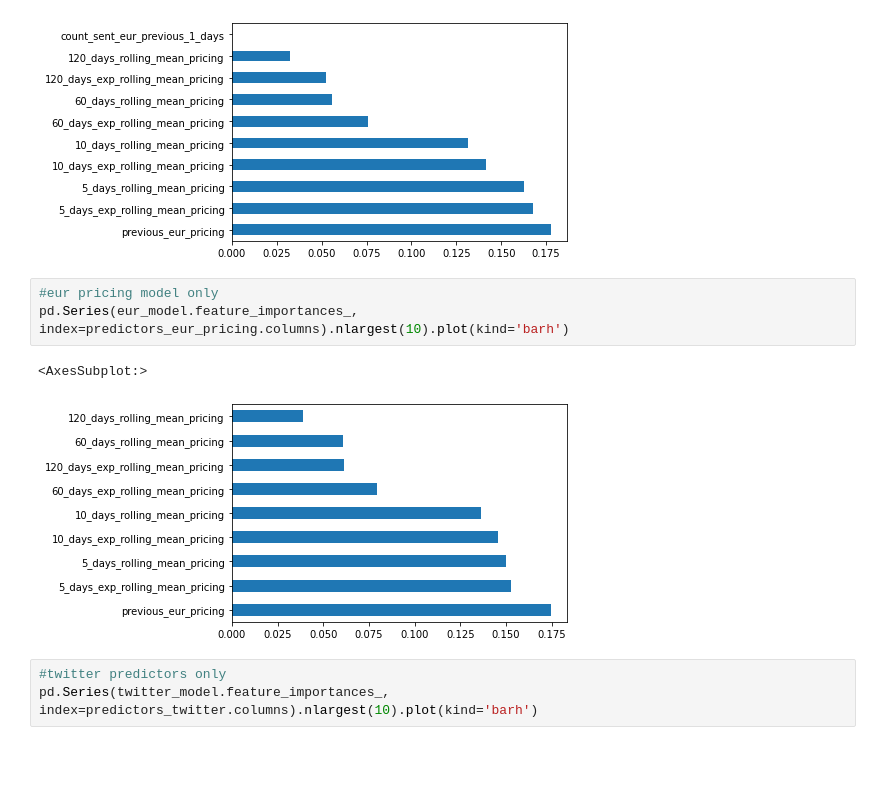
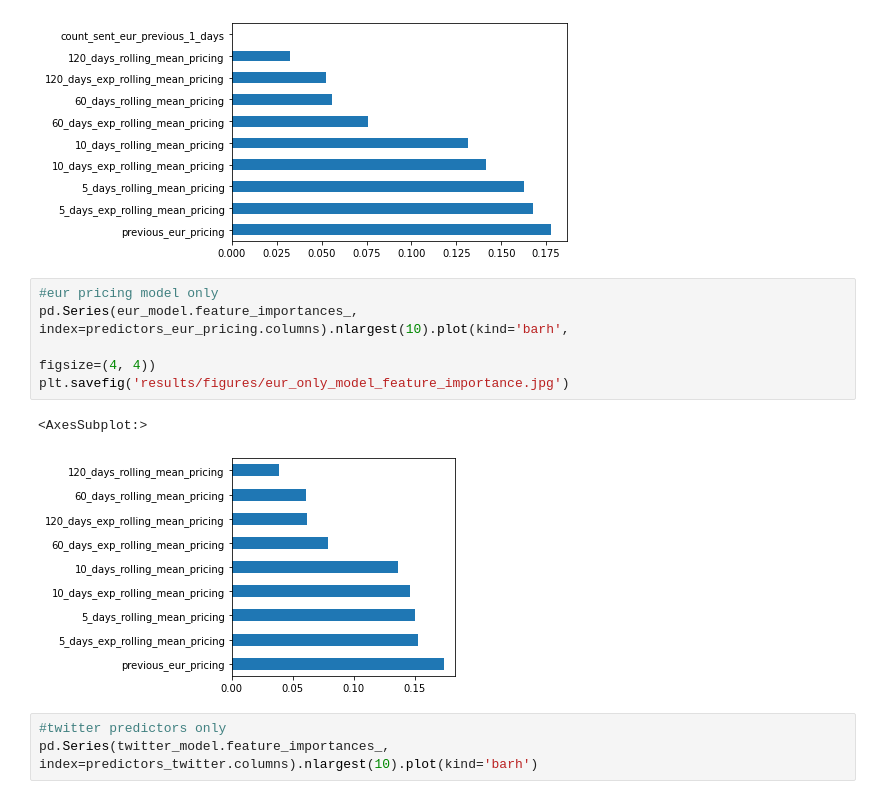
Before and after one commit to dtortosa/capstone_project, a Jupyter notebook: scripts/03_predicting_exchange_rate.ipynb, the cells around one changed output. Saved outputs shown, nothing was run; the diff lists cells and outputs as text; blank space fills up the shorter version.

Commit message:
adding figures and finishing result in readme

```diff
--- a/scripts/03_predicting_exchange_rate.ipynb
+++ b/scripts/03_predicting_exchange_rate.ipynb
@@ -697,10 +697,12 @@ pd.Series(full_model.feature_importances_, index=predictors.columns).nlargest(10
 [figure]
 # %%
 #eur pricing model only
-pd.Series(eur_model.feature_importances_, index=predictors_eur_pricing.columns).nlargest(10).plot(kind='barh')
+pd.Series(eur_model.feature_importances_, index=predictors_eur_pricing.columns).nlargest(10).plot(kind='barh',
+                                                                                                  figsize=(4, 4))
+plt.savefig('results/figures/eur_only_model_feature_importance.jpg')
 # %% [output]
 <AxesSubplot:>
-[figure, old version]
+[figure, new version]
 # %%
 #twitter predictors only
 pd.Series(twitter_model.feature_importances_, index=predictors_twitter.columns).nlargest(10).plot(kind='barh')
```
Also changed, not shown: parts of 1 cell of this notebook, 3 other files.
